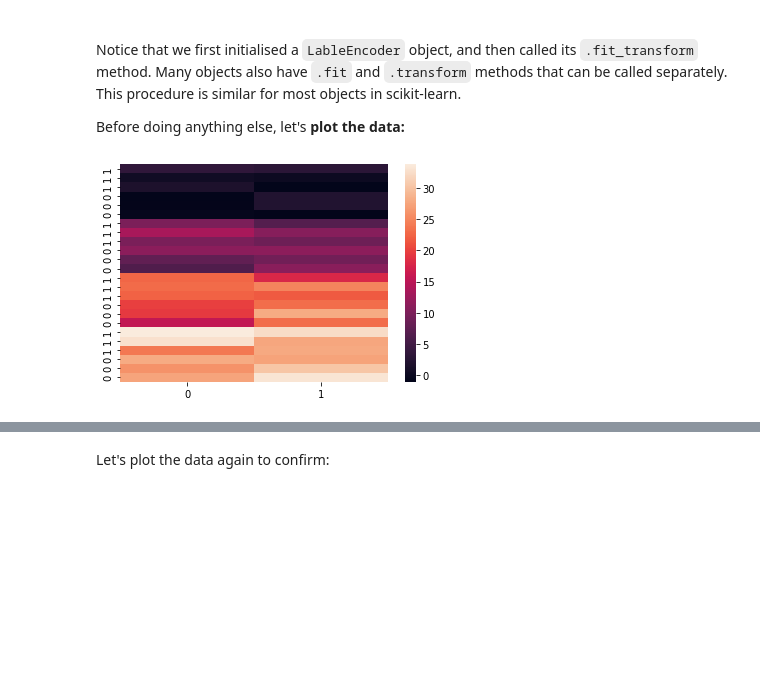
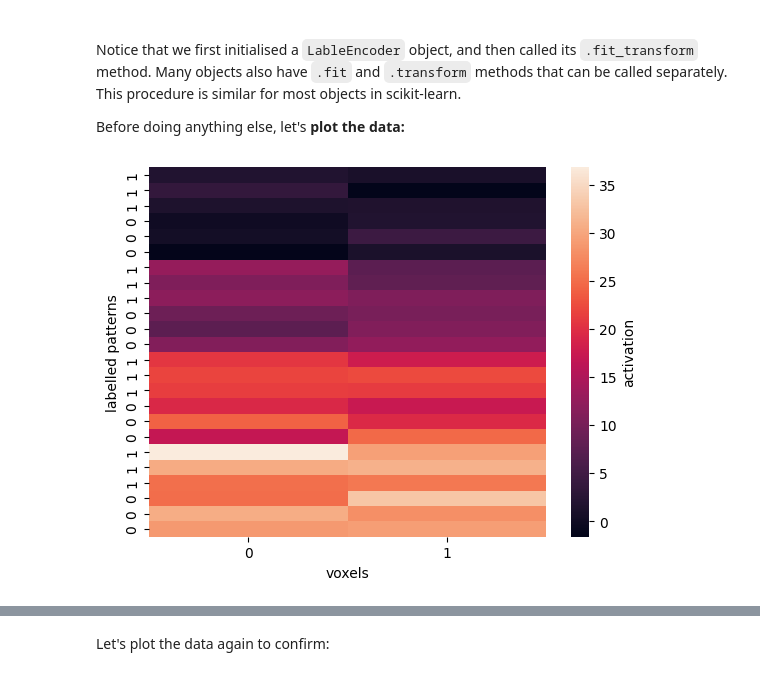
Before and after one commit to MRC-CBU/COGNESTIC, a Jupyter notebook: 09_MVPA_MRI/Decoding/DECODING_demo_djm.ipynb, the cells around one changed output, grey strips where cells are left out. Cells and saved outputs as stored; diff of their text form; code cells hidden in the pictures; blank space fills up the shorter version.

```diff
--- a/09_MVPA_MRI/Decoding/DECODING_demo_djm.ipynb
+++ b/09_MVPA_MRI/Decoding/DECODING_demo_djm.ipynb
@@ -113,10 +113,13 @@ Before doing anything else, let's **plot the data:**
 # %%
 concatenated_runs  = np.concatenate(data_per_run,axis=0)       # concatenate data across runs
 concatenated_labels= np.concatenate(labels_per_run_int,axis=0) # concatenate labels across runs
-# %%
-sns.heatmap(concatenated_runs,yticklabels=concatenated_labels);
-# %% [output]
-[figure, removed]
+# %%
+ax = sns.heatmap(concatenated_runs, yticklabels=concatenated_labels);
+ax.set( xlabel = "voxels" )
+ax.set( ylabel = "labelled patterns" )
+ax.collections[0].colorbar.set_label("activation")
+# %% [output]
+[figure, added]
 # %%
 fig=plt.figure(figsize=(8,8));  # create a matplotlib figure
 plt.title('Activation patterns as points in n-dimensional space:');
```
Also changed, not shown: parts of 13 cells of this notebook.
